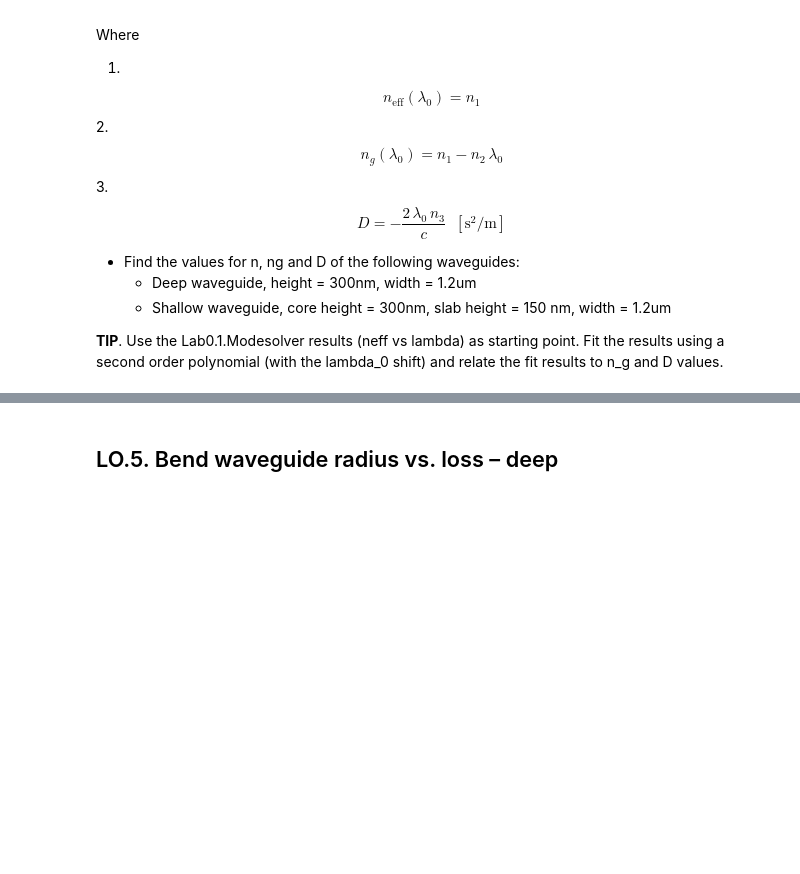
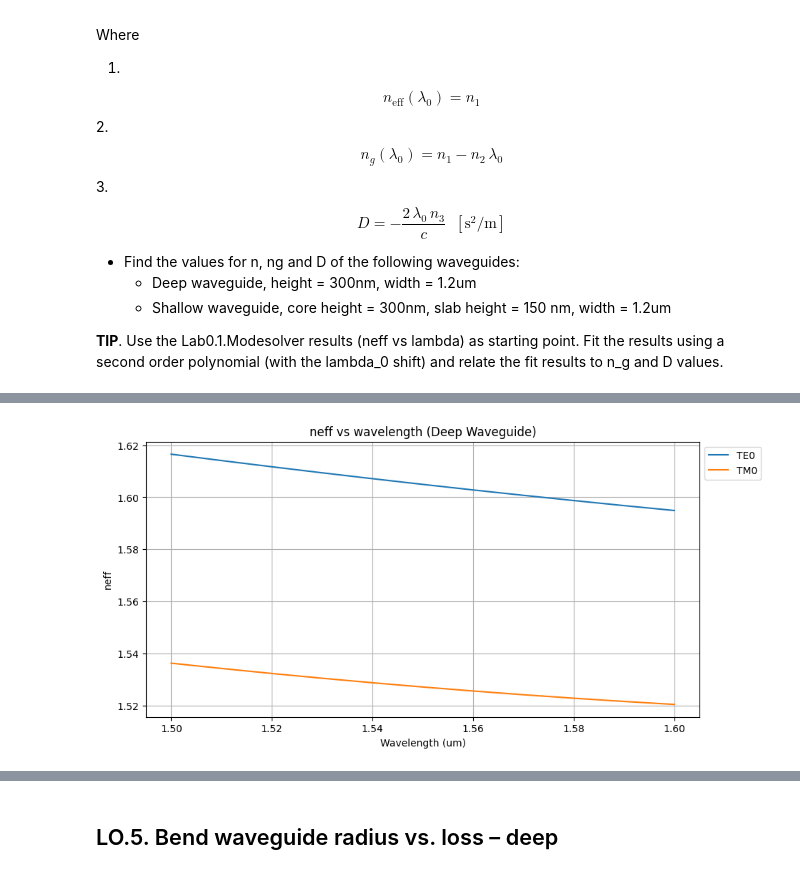
Before and after one commit to agonlop1/cifoin-lab1, a Jupyter notebook: WAVEGUIDES_Student.ipynb, the cells around one changed output, grey strips where cells are left out. Cells and saved outputs as stored; diff of their text form; code cells hidden in the pictures; blank space fills up the shorter version.

```diff
--- a/WAVEGUIDES_Student.ipynb
+++ b/WAVEGUIDES_Student.ipynb
@@ -377,0 +377,99 @@ $$
+# %%
+# STUDENT! Put your code here.
+
+#DEEP
+wavelength = 1.55
+
+deep_waveguide = gt.modes.Waveguide(
+    wavelength=wavelength,
+    core_width=1.2,
+    core_material='sin',
+    clad_material='sio2',
+    core_thickness=300 * nm,
+    slab_thickness=0 * nm,
+    num_modes=4,
+    cache_path='.cache/',
+    precision='double',
+    max_grid_scaling=1.2,
+    grid_resolution=20,
+)
+
+neff155 = deep_waveguide.n_eff
+
+wavelength2 = 1.5
+deep_waveguide2 = gt.modes.Waveguide(
+    wavelength=wavelength2,
+    core_width=1.2,
+    core_material='sin',
+    clad_material='sio2',
+    core_thickness=300 * nm,
+    slab_thickness=0 * nm,
+    num_modes=4,
+    cache_path='.cache/',
+    precision='double',
+    max_grid_scaling=1.2,
+    grid_resolution=20,
+)
+
+neff154 = deep_waveguide2.n_eff
+
+wavelength3 = 1.6
+deep_waveguide3 = gt.modes.Waveguide(
+    wavelength=wavelength3,
+    core_width=1.2,
+    core_material='sin',
+    clad_material='sio2',
+    core_thickness=300 * nm,
+    slab_thickness=0 * nm,
+    num_modes=4,
+    cache_path='.cache/',
+    precision='double',
+    max_grid_scaling=1.2,
+    grid_resolution=20,
+)
+
+neff156 = deep_waveguide3.n_eff
+
+n2=(neff156-neff154)/(wavelength3-wavelength2)
+n3=(1/2)*(neff156-2*neff155+neff154)/((wavelength3-wavelength)*(wavelength3-wavelength))
+
+print("n ",neff155)
+print("n2 ",n2)
+print("n3 ",n3)
+
+D=-(2*n3*wavelength*(10**(-6)))/(3*10**8)
+print("D ", D)
+
+n1_TE0=neff155[0]
+n1_TM0=neff155[1]
+
+n2_TE0=n2[0]
+n2_TM0=n2[1]
+
+n3_TE0=n3[0]
+n3_TM0=n3[1]
+
+wavelengthX = np.linspace(1.5,1.6,11)
+
+neff_TE0 = []
+neff_TM0 = []
+
+plt.figure(figsize=(10, 5))
+for w in wavelengthX:
+    neff_TE0x=n1_TE0+n2_TE0*(w-wavelength)+n3_TE0*(w-wavelength)**2
+    neff_TE0.append(neff_TE0x)
+    neff_TM0x=n1_TM0+n2_TM0*(w-wavelength)+n3_TM0*(w-wavelength)**2
+    neff_TM0.append(neff_TM0x)
+
+plt.plot(wavelengthX,neff_TE0, label="TE0")
+plt.plot(wavelengthX,neff_TM0, label="TM0")
+plt.grid()
+plt.xlabel("Wavelength (um)")
+plt.ylabel("neff")
+plt.title("neff vs wavelength (Deep Waveguide)")
+plt.legend(loc='upper left', bbox_to_anchor=(1, 1))
+
+
+ng_deep = neff155-n2*1.55
+print("índice de grupo ",ng_deep)
+# %% [output]
@@ -377,0 +489 @@ $$
+[figure, added]
```
Also changed, not shown: parts of 7 cells of this notebook.
